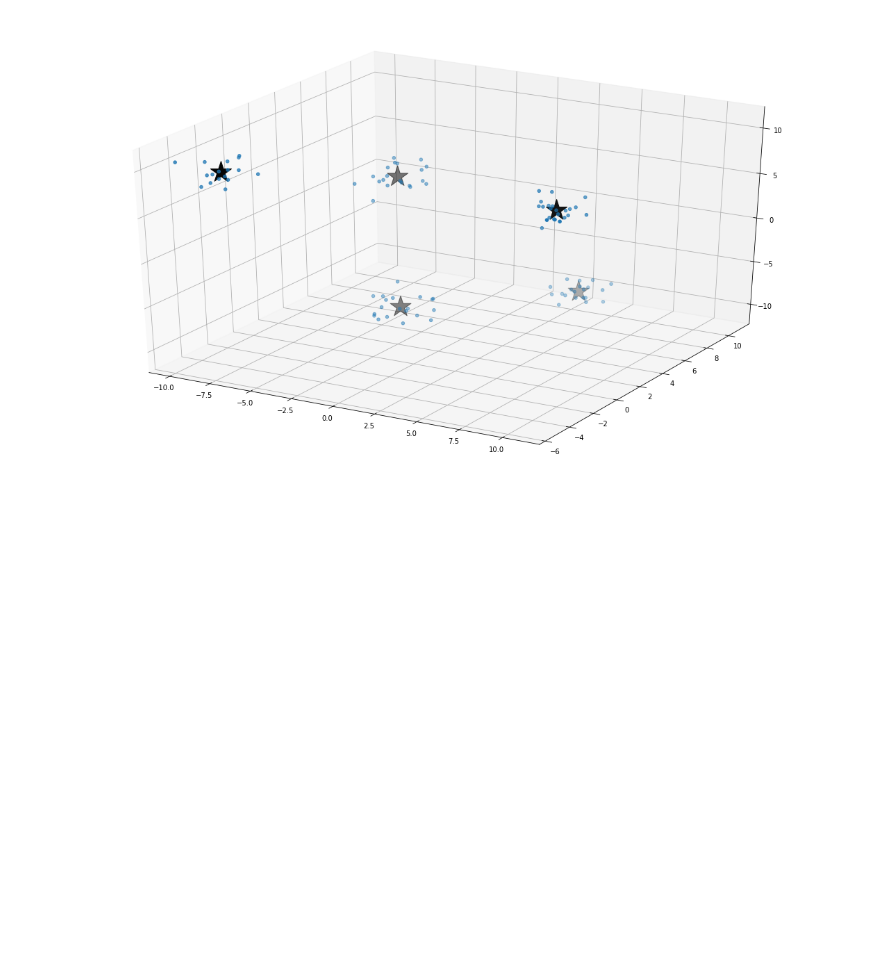
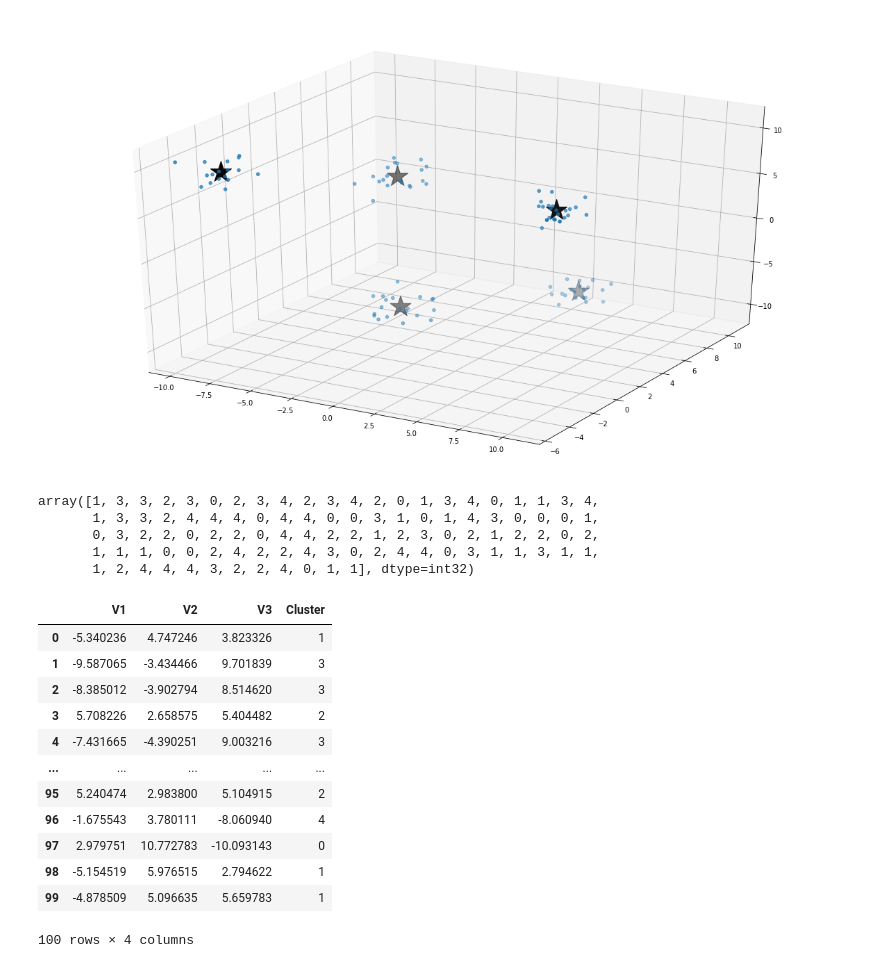
Before and after one commit to lieskpat/ex_clustering_12, a Jupyter notebook: lies_notebook_clustering.ipynb, the cells around one changed output. Cells and saved outputs as stored; diff of their text form; code cells hidden in the pictures; blank space fills up the shorter version.

Commit message:
Verbindung 3D Punkt zu cluster hinzugefügt

```diff
--- a/lies_notebook_clustering.ipynb
+++ b/lies_notebook_clustering.ipynb
@@ -119,3 +119,31 @@ ax.scatter(centroids[:, 0], centroids[:, 1], centroids[:, 2], marker='*', c='#05
 # %% [output]
 <mpl_toolkits.mplot3d.art3d.Path3DCollection at 0x...>
 [figure]
+# %%
+labels = kmeans.predict(X)
+labels
+# %% [output]
+array([1, 3, 3, 2, 3, 0, 2, 3, 4, 2, 3, 4, 2, 0, 1, 3, 4, 0, 1, 1, 3, 4,
+       1, 3, 3, 2, 4, 4, 4, 0, 4, 4, 0, 0, 3, 1, 0, 1, 4, 3, 0, 0, 0, 1,
+       0, 3, 2, 2, 0, 2, 2, 0, 4, 4, 2, 2, 1, 2, 3, 0, 2, 1, 2, 2, 0, 2,
+       1, 1, 1, 0, 0, 2, 4, 2, 2, 4, 3, 0, 2, 4, 4, 0, 3, 1, 1, 3, 1, 1,
+       1, 2, 4, 4, 4, 3, 2, 2, 4, 0, 1, 1], dtype=int32)
+# %%
+# Can you print the clustering vector?
+# dataFrame mit 3d Punkt und zugehörigem cluster
+data["Cluster"] = labels
+data
+# %% [output]
+|  | V1 | V2 | V3 | Cluster |
+| 0 | -5.340236 | 4.747246 | 3.823326 | 1 |
+| 1 | -9.587065 | -3.434466 | 9.701839 | 3 |
+| 2 | -8.385012 | -3.902794 | 8.514620 | 3 |
+| 3 | 5.708226 | 2.658575 | 5.404482 | 2 |
+| 4 | -7.431665 | -4.390251 | 9.003216 | 3 |
+| ... | ... | ... | ... | ... |
+| 95 | 5.240474 | 2.983800 | 5.104915 | 2 |
+| 96 | -1.675543 | 3.780111 | -8.060940 | 4 |
+| 97 | 2.979751 | 10.772783 | -10.093143 | 0 |
+| 98 | -5.154519 | 5.976515 | 2.794622 | 1 |
+| 99 | -4.878509 | 5.096635 | 5.659783 | 1 |
+100 rows × 4 columns
```
Also changed, not shown: parts of 2 cells of this notebook.
